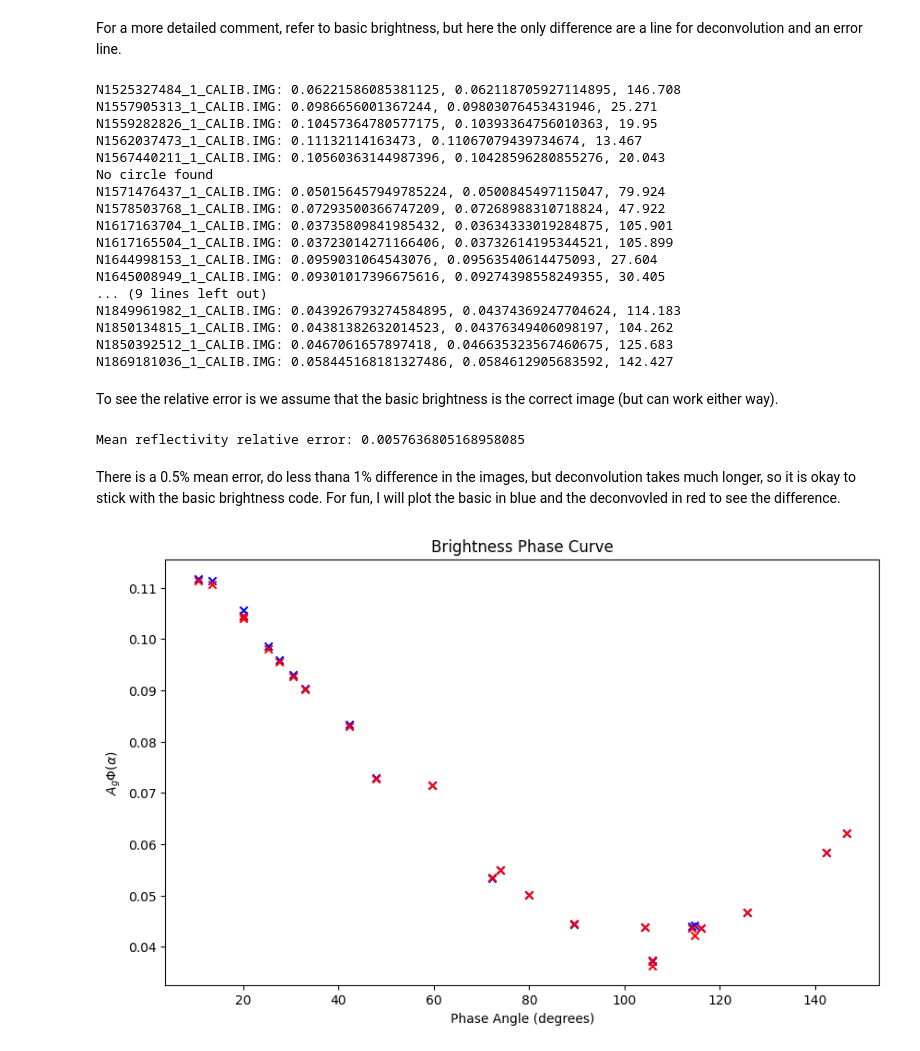
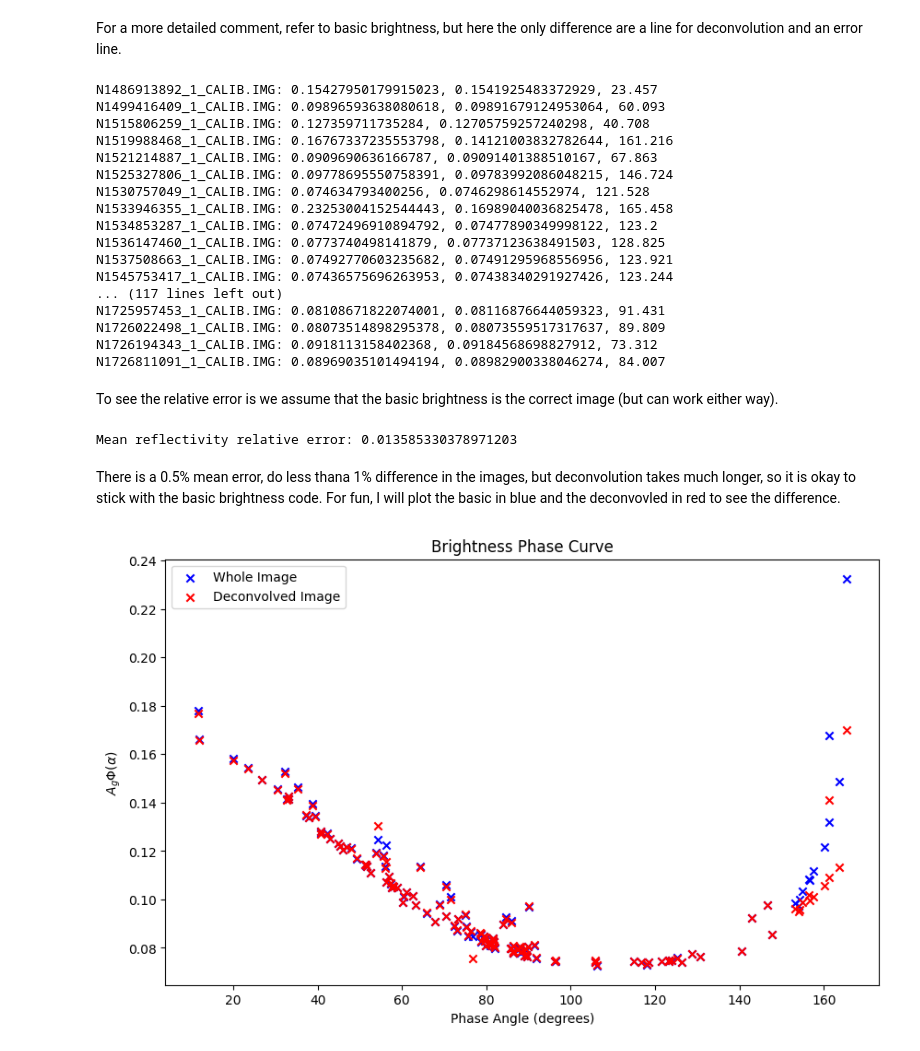
Before and after one commit to amedina-astr/Titan_LC, a Jupyter notebook: brightness_phase_curves_deconvolve_error.ipynb, the cells around one changed output. Saved outputs shown, nothing was run; the diff lists cells and outputs as text; code cells hidden in the pictures.

Commit message:
graphs

```diff
--- a/brightness_phase_curves_deconvolve_error.ipynb
+++ b/brightness_phase_curves_deconvolve_error.ipynb
@@ -30,13 +30,13 @@ For more on skimage, refer to: https://scikit-image.org/docs/0.25.x/api/skimage.
 # %% [markdown]
 Here, we input the path where the calibrated images are located. Of course, this is unique to my setup and the data that I have.
 # %%
-if_images = r'C:\Users\Alex\Desktop\Titan\IF Images\CL1_BL2'
+if_images = r'C:\Users\Alex\Desktop\Titan\IF Images\CL1_MT2'
 
 #Path to where the .csv file is from
-if_metadata = r'C:\Users\Alex\Desktop\Titan\IF Images\CL1_BL2\data.csv'
+if_metadata = r'C:\Users\Alex\Desktop\Titan\IF Images\CL1_MT2\data.csv'
 
 #Loading the PSF file
-psf_file_path = r'C:\Users\Alex\Desktop\Titan\PSF_files\xpsf_nac_cl1_bl2.img'
+psf_file_path = r'C:\Users\Alex\Desktop\Titan\PSF_files\xpsf_nac_cl1_mt2.img'
 psf_vic = vicar.VicarImage(psf_file_path, strict=False)
 psf_data = psf_vic.data_2d
 
@@ -157,23 +157,23 @@ for filename in os.listdir(if_images):
             #For manual inspection
             print(f'{filename}: {calc_refl}, {calc_refl_disk}, {phase_angle}')
 # %% [output]
-N1525327484_1_CALIB.IMG: 0.06221586085381125, 0.062118705927114895, 146.708
-N1557905313_1_CALIB.IMG: 0.0986656001367244, 0.09803076453431946, 25.271
-N1559282826_1_CALIB.IMG: 0.10457364780577175, 0.10393364756010363, 19.95
-N1562037473_1_CALIB.IMG: 0.11132114163473, 0.11067079439734674, 13.467
-N1567440211_1_CALIB.IMG: 0.10560363144987396, 0.10428596280855276, 20.043
-No circle found
-N1571476437_1_CALIB.IMG: 0.050156457949785224, 0.0500845497115047, 79.924
-N1578503768_1_CALIB.IMG: 0.07293500366747209, 0.07268988310718824, 47.922
-N1617163704_1_CALIB.IMG: 0.03735809841985432, 0.03634333019284875, 105.901
-N1617165504_1_CALIB.IMG: 0.03723014271166406, 0.03732614195344521, 105.899
-N1644998153_1_CALIB.IMG: 0.0959031064543076, 0.09563540614475093, 27.604
-N1645008949_1_CALIB.IMG: 0.09301017396675616, 0.09274398558249355, 30.405
-... (9 lines left out)
-N1849961982_1_CALIB.IMG: 0.043926793274584895, 0.04374369247704624, 114.183
-N1850134815_1_CALIB.IMG: 0.04381382632014523, 0.04376349406098197, 104.262
-N1850392512_1_CALIB.IMG: 0.0467061657897418, 0.046635323567460675, 125.683
-N1869181036_1_CALIB.IMG: 0.058445168181327486, 0.0584612905683592, 142.427
+N1486913892_1_CALIB.IMG: 0.15427950179915023, 0.1541925483372929, 23.457
+N1499416409_1_CALIB.IMG: 0.09896593638080618, 0.09891679124953064, 60.093
+N1515806259_1_CALIB.IMG: 0.127359711735284, 0.12705759257240298, 40.708
+N1519988468_1_CALIB.IMG: 0.16767337235553798, 0.14121003832782644, 161.216
+N1521214887_1_CALIB.IMG: 0.0909690636166787, 0.09091401388510167, 67.863
+N1525327806_1_CALIB.IMG: 0.09778695550758391, 0.09783992086048215, 146.724
+N1530757049_1_CALIB.IMG: 0.074634793400256, 0.0746298614552974, 121.528
+N1533946355_1_CALIB.IMG: 0.23253004152544443, 0.16989040036825478, 165.458
+N1534853287_1_CALIB.IMG: 0.07472496910894792, 0.07477890349998122, 123.2
+N1536147460_1_CALIB.IMG: 0.0773740498141879, 0.07737123638491503, 128.825
+N1537508663_1_CALIB.IMG: 0.07492770603235682, 0.07491295968556956, 123.921
+N1545753417_1_CALIB.IMG: 0.07436575696263953, 0.07438340291927426, 123.244
+... (117 lines left out)
+N1725957453_1_CALIB.IMG: 0.08108671822074001, 0.08116876644059323, 91.431
+N1726022498_1_CALIB.IMG: 0.08073514898295378, 0.08073559517317637, 89.809
+N1726194343_1_CALIB.IMG: 0.0918113158402368, 0.09184568698827912, 73.312
+N1726811091_1_CALIB.IMG: 0.08969035101494194, 0.08982900338046274, 84.007
 # %% [markdown]
 To see the relative error is we assume that the basic brightness is the correct image (but can work either way).
 # %%
@@ -194,17 +194,22 @@ refl_errors = difference_q(images_refl, images_refl_disk)
 
 print(f"Mean reflectivity relative error: {np.mean(refl_errors)}")
 # %% [output]
-Mean reflectivity relative error: 0.0057636805168958085
+Mean reflectivity relative error: 0.013585330378971203
 # %% [markdown]
 There is a 0.5% mean error, do less thana 1% difference in the images, but deconvolution takes much longer, so it is okay to stick with the basic brightness code. For fun, I will plot the basic in blue and the deconvovled in red to see the difference.
 # %%
+wmag = "Whole Image"
+dmag = "Deconvolved Image"
+
 plt.figure(figsize=(10, 6))
-plt.scatter(phase_angles, images_refl, color='b', marker='x')
-plt.scatter(phase_angles, images_refl_disk, color='r', marker='x')
+plt.scatter(phase_angles, images_refl, color='b', marker='x', label=wmag)
+plt.scatter(phase_angles, images_refl_disk, color='r', marker='x', label=dmag)
 plt.xlabel('Phase Angle (degrees)')
 plt.ylabel(r'$A_g \Phi(\alpha)$')
 plt.title('Brightness Phase Curve')
+
+plt.legend()
 plt.show()
 # %% [output]
-[figure, old version]
+[figure, new version]
 # %%
```
Also changed, not shown: parts of 1 cell of this notebook, 1 other file.
